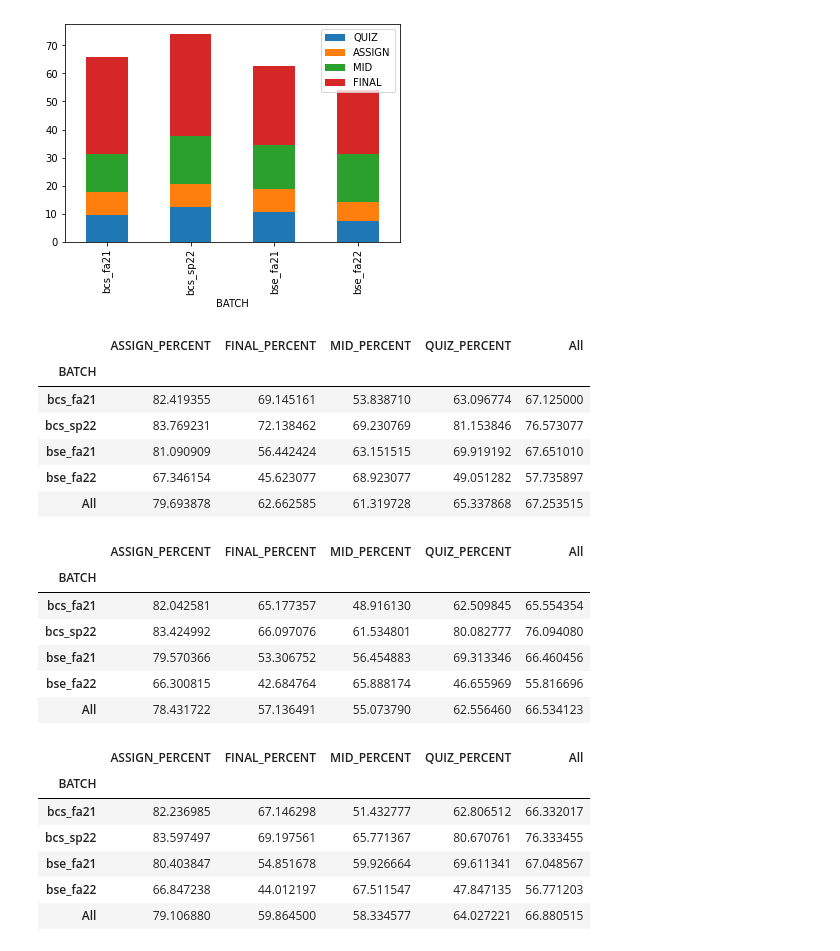
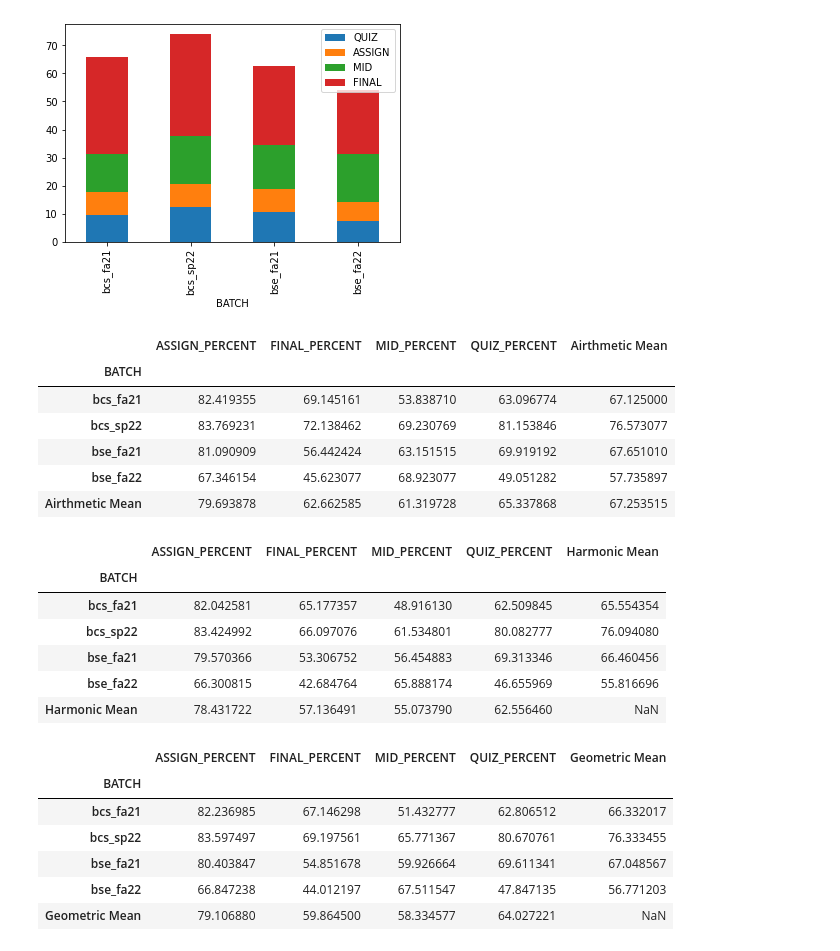
Before and after one commit to muneebahmedayub/sprob-assignment, a Jupyter notebook: sprob.ipynb, the cells around one changed output. Cells and saved outputs as stored; diff of their text form; code cells hidden in the pictures.

```diff
--- a/sprob.ipynb
+++ b/sprob.ipynb
@@ -91,38 +129,38 @@ all_classes.pivot_table(index='BATCH', values=['QUIZ', 'ASSIGN', 'MID', 'FINAL']
 <AxesSubplot:xlabel='BATCH'>
 [figure]
 # %%
-a_mean_all = all_classes.pivot_table(index='BATCH', values=['QUIZ_PERCENT', 'ASSIGN_PERCENT', 'MID_PERCENT', 'FINAL_PERCENT'], margins=True, aggfunc=s.mean)
-a_mean_all['All'] = a_mean_all.loc[:, 'ASSIGN_PERCENT': 'QUIZ_PERCENT'].aggregate(s.mean, axis=1)
+a_mean_all = all_classes.pivot_table(index='BATCH', values=['QUIZ_PERCENT', 'ASSIGN_PERCENT', 'MID_PERCENT', 'FINAL_PERCENT'], margins=True, margins_name='Airthmetic Mean', aggfunc=s.mean)
+a_mean_all['Airthmetic Mean'] = a_mean_all.loc[:, 'ASSIGN_PERCENT': 'QUIZ_PERCENT'].aggregate(s.mean, axis=1)
 a_mean_all
 # %% [output]
-|  | ASSIGN_PERCENT | FINAL_PERCENT | MID_PERCENT | QUIZ_PERCENT | All |
+|  | ASSIGN_PERCENT | FINAL_PERCENT | MID_PERCENT | QUIZ_PERCENT | Airthmetic Mean |
 | BATCH |  |  |  |  |  |
 | bcs_fa21 | 82.419355 | 69.145161 | 53.838710 | 63.096774 | 67.125000 |
 | bcs_sp22 | 83.769231 | 72.138462 | 69.230769 | 81.153846 | 76.573077 |
 | bse_fa21 | 81.090909 | 56.442424 | 63.151515 | 69.919192 | 67.651010 |
 | bse_fa22 | 67.346154 | 45.623077 | 68.923077 | 49.051282 | 57.735897 |
-| All | 79.693878 | 62.662585 | 61.319728 | 65.337868 | 67.253515 |
+| Airthmetic Mean | 79.693878 | 62.662585 | 61.319728 | 65.337868 | 67.253515 |
 # %%
-h_mean_all = all_classes.pivot_table(index='BATCH', values=['QUIZ_PERCENT', 'ASSIGN_PERCENT', 'MID_PERCENT', 'FINAL_PERCENT'], margins=True, aggfunc=s.harmonic_mean)
-h_mean_all['All'] = a_mean_all.loc[:, 'ASSIGN_PERCENT': 'QUIZ_PERCENT'].aggregate(s.harmonic_mean, axis=1)
+h_mean_all = all_classes.pivot_table(index='BATCH', values=['QUIZ_PERCENT', 'ASSIGN_PERCENT', 'MID_PERCENT', 'FINAL_PERCENT'], margins=True, margins_name='Harmonic Mean', aggfunc=s.harmonic_mean)
+h_mean_all['Harmonic Mean'] = a_mean_all.loc[:, 'ASSIGN_PERCENT': 'QUIZ_PERCENT'].aggregate(s.harmonic_mean, axis=1)
 h_mean_all
 # %% [output]
-|  | ASSIGN_PERCENT | FINAL_PERCENT | MID_PERCENT | QUIZ_PERCENT | All |
+|  | ASSIGN_PERCENT | FINAL_PERCENT | MID_PERCENT | QUIZ_PERCENT | Harmonic Mean |
 | BATCH |  |  |  |  |  |
 | bcs_fa21 | 82.042581 | 65.177357 | 48.916130 | 62.509845 | 65.554354 |
 | bcs_sp22 | 83.424992 | 66.097076 | 61.534801 | 80.082777 | 76.094080 |
 | bse_fa21 | 79.570366 | 53.306752 | 56.454883 | 69.313346 | 66.460456 |
 | bse_fa22 | 66.300815 | 42.684764 | 65.888174 | 46.655969 | 55.816696 |
-| All | 78.431722 | 57.136491 | 55.073790 | 62.556460 | 66.534123 |
+| Harmonic Mean | 78.431722 | 57.136491 | 55.073790 | 62.556460 | NaN |
 # %%
-g_mean_all = all_classes.pivot_table(index='BATCH', values=['QUIZ_PERCENT', 'ASSIGN_PERCENT', 'MID_PERCENT', 'FINAL_PERCENT'], margins=True, aggfunc=s.geometric_mean)
-g_mean_all['All'] = a_mean_all.loc[:, 'ASSIGN_PERCENT': 'QUIZ_PERCENT'].aggregate(s.geometric_mean, axis=1)
+g_mean_all = all_classes.pivot_table(index='BATCH', values=['QUIZ_PERCENT', 'ASSIGN_PERCENT', 'MID_PERCENT', 'FINAL_PERCENT'], margins=True, margins_name='Geometric Mean', aggfunc=s.geometric_mean)
+g_mean_all['Geometric Mean'] = a_mean_all.loc[:, 'ASSIGN_PERCENT': 'QUIZ_PERCENT'].aggregate(s.geometric_mean, axis=1)
 g_mean_all
 # %% [output]
-|  | ASSIGN_PERCENT | FINAL_PERCENT | MID_PERCENT | QUIZ_PERCENT | All |
+|  | ASSIGN_PERCENT | FINAL_PERCENT | MID_PERCENT | QUIZ_PERCENT | Geometric Mean |
 | BATCH |  |  |  |  |  |
 | bcs_fa21 | 82.236985 | 67.146298 | 51.432777 | 62.806512 | 66.332017 |
 | bcs_sp22 | 83.597497 | 69.197561 | 65.771367 | 80.670761 | 76.333455 |
 | bse_fa21 | 80.403847 | 54.851678 | 59.926664 | 69.611341 | 67.048567 |
 | bse_fa22 | 66.847238 | 44.012197 | 67.511547 | 47.847135 | 56.771203 |
-| All | 79.106880 | 59.864500 | 58.334577 | 64.027221 | 66.880515 |
+| Geometric Mean | 79.106880 | 59.864500 | 58.334577 | 64.027221 | NaN |
```
Also changed, not shown: parts of 32 cells of this notebook.
